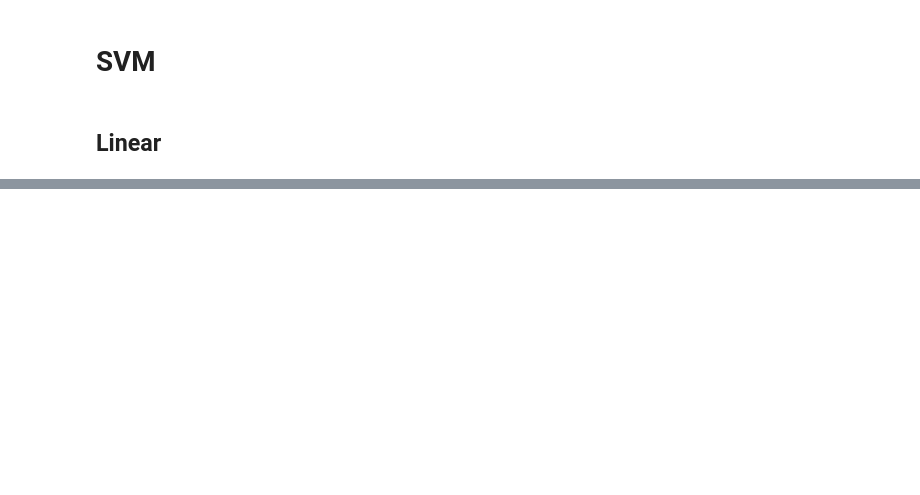
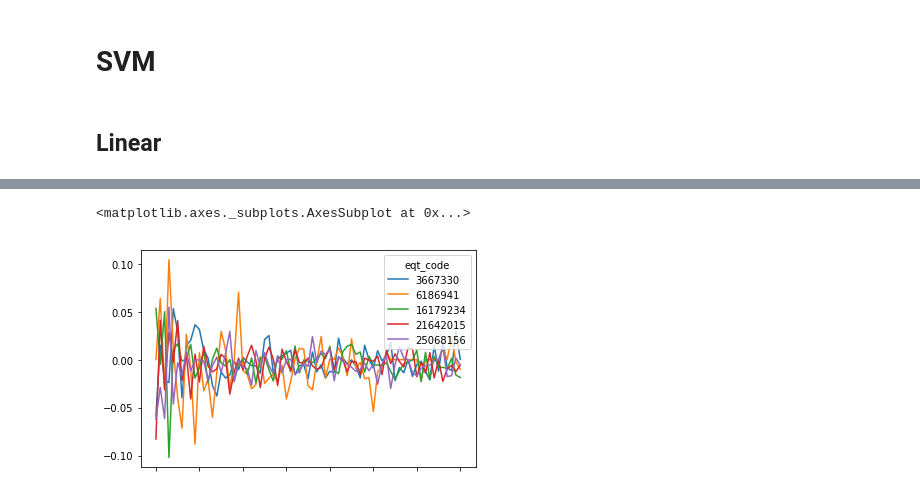
Before and after one commit to jeorme/rapportRCP209, a Jupyter notebook: vol_project.ipynb, the cells around one changed output, grey strips where cells are left out. Drawn from its saved outputs; the diff is of its cells as text; code cells hidden in the pictures; blank space fills up the shorter version.

```diff
--- a/vol_project.ipynb
+++ b/vol_project.ipynb
@@ -210,0 +269,5 @@ we train
+# %%
+equity_median.iloc[:5].T.plot()
+# %% [output]
+<matplotlib.axes._subplots.AxesSubplot at 0x...>
+[figure, added]
```
Also changed, not shown: parts of 28 cells of this notebook.
